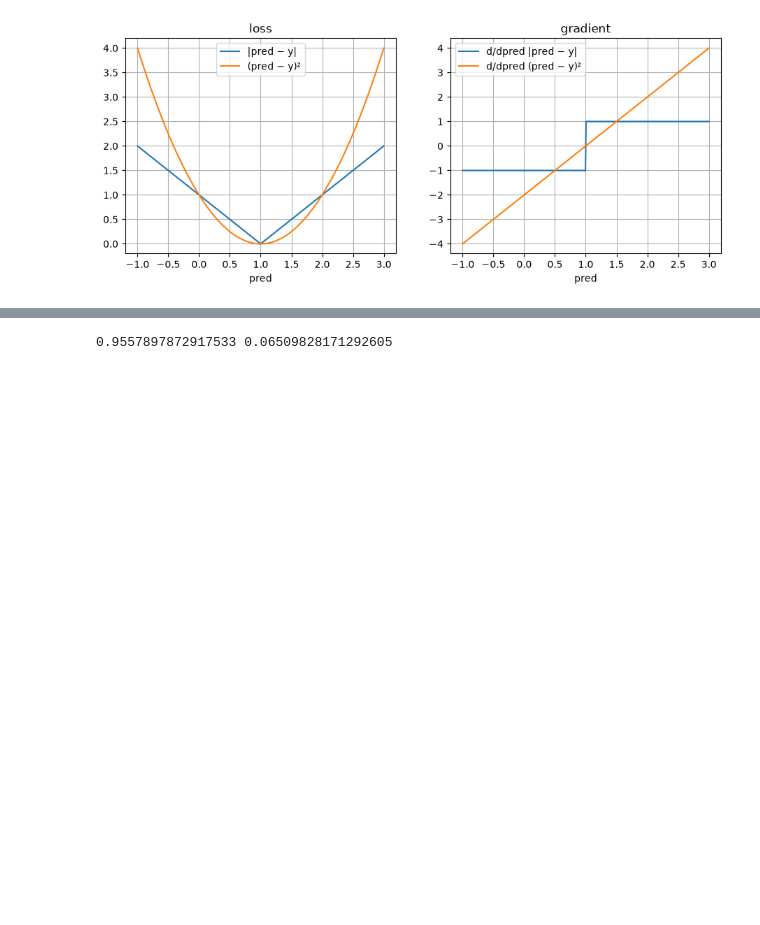
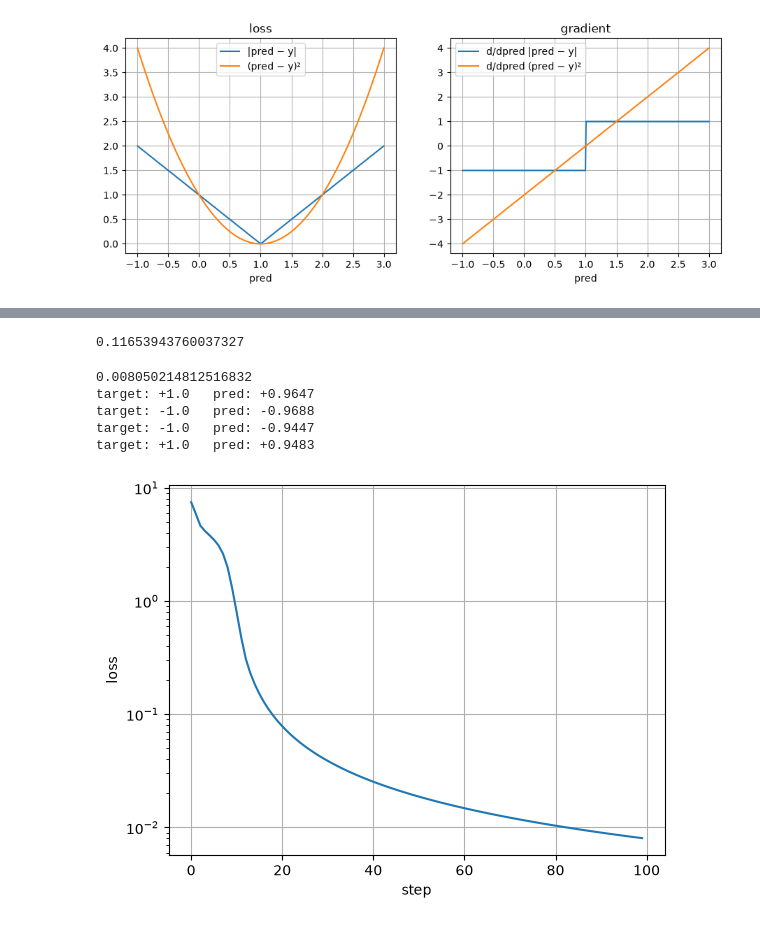
Before and after one commit to juanrojasdp/otun-lm, a Jupyter notebook: phase1/01-micrograd/micrograd.ipynb, the cells around one changed output, grey strips where cells are left out. Saved outputs shown, nothing was run; the diff lists cells and outputs as text; code cells hidden in the pictures; blank space fills up the shorter version.

```diff
--- a/phase1/01-micrograd/micrograd.ipynb
+++ b/phase1/01-micrograd/micrograd.ipynb
@@ -264,5 +230,49 @@ Total loss: Value=7.999999985619921
 # %%
-p = mlp.parameters()[0]
-print(p.data, p.grad)
+def forward_mlp(mlp, xs, ys):
+    total_loss = 0
+    for i, (x,y) in enumerate(zip(xs, ys)):
+        pred = mlp(x)
+        #print(f"Prediction {i}: {pred}")
+        loss = (pred[0] - y)**2
+        #print(f"Loss {i}: {loss}")
+        total_loss += loss
+
+    #zero grad:
+    for p in mlp.parameters():
+        p.grad = 0.0
+
+    total_loss.backward()
+    return total_loss
+
+loss = forward_mlp(mlp, xs, ys)
+print(loss.data)
+for p in mlp.parameters():
+    p.data -= 0.05 * p.grad
 # %% [output]
-0.9557897872917533 0.06509828171292605
+0.11653943760037327
+# %%
+mlp = MLP(3, [4, 4, 1])
+losses = []
+for i in range(100):
+    loss = forward_mlp(mlp, xs, ys)
+    losses.append(loss.data)
+    for p in mlp.parameters():
+        p.data -= 0.05 * p.grad
+
+print(losses[-1])
+for x, y in zip(xs, ys):
+    print(f"target: {y:+.1f}   pred: {mlp(x)[0].data:+.4f}")
+
+plt.plot(losses)
+plt.xlabel("step")
+plt.ylabel("loss")
+plt.yscale("log")   # el loss baja rápido al principio; en escala log se ve mejor el final
+plt.grid()
+plt.show()
+# %% [output]
+0.008050214812516832
+target: +1.0   pred: +0.9647
+target: -1.0   pred: -0.9688
+target: -1.0   pred: -0.9447
+target: +1.0   pred: +0.9483
+[figure, added]
```
Also changed, not shown: parts of 1 cell of this notebook, 1 other file.
